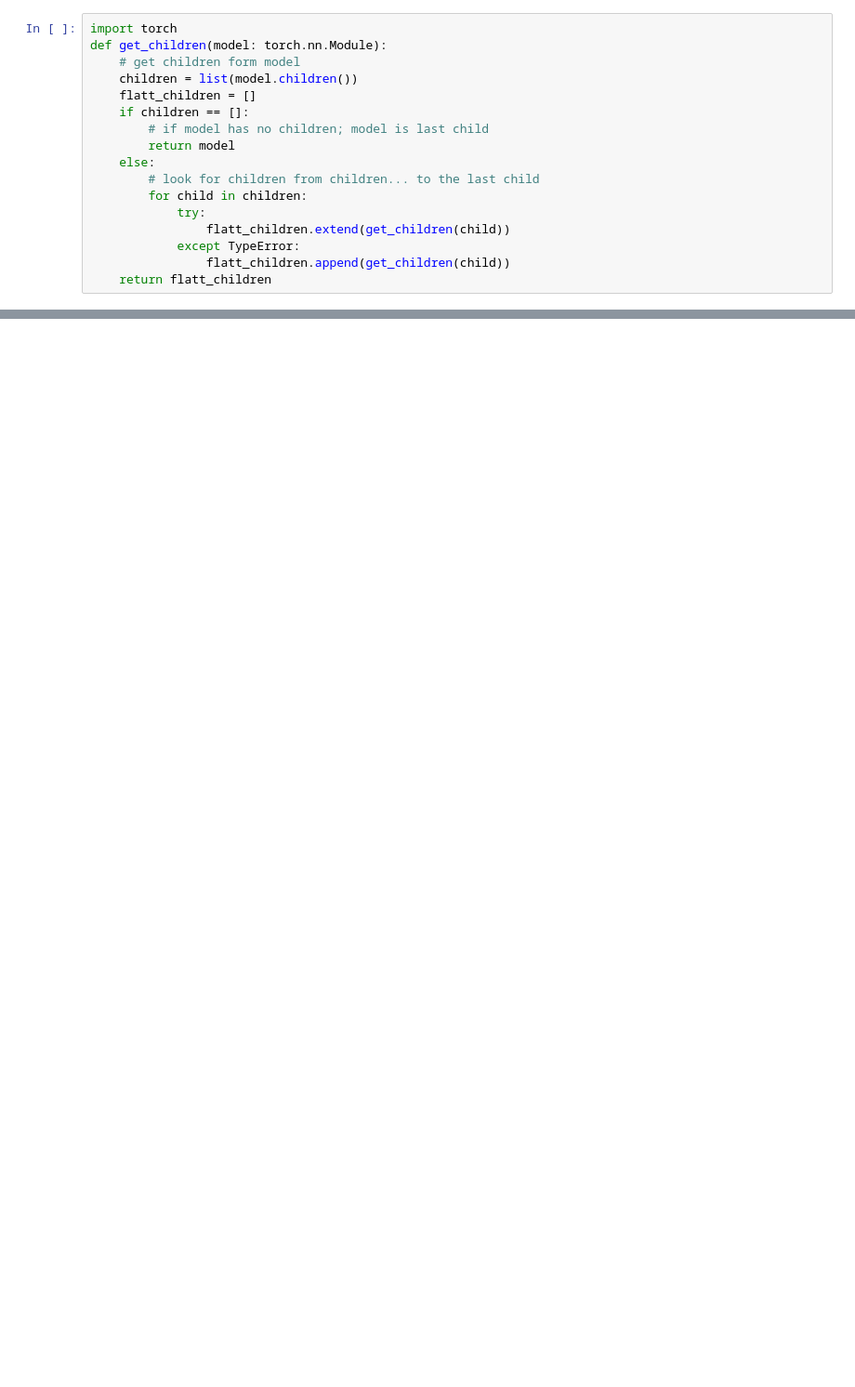
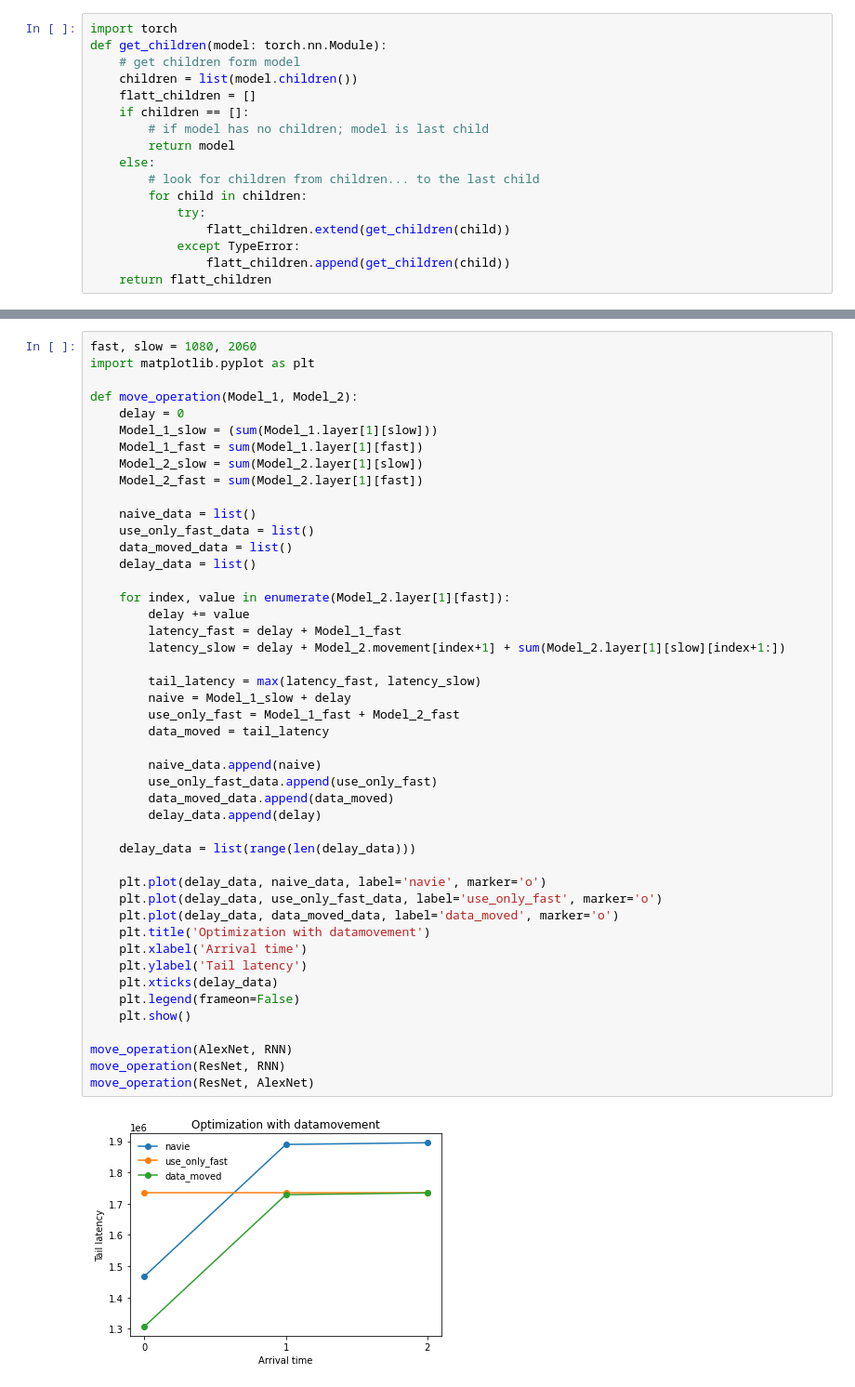
Before and after one commit to s094392/nsys_pytorch, a Jupyter notebook: Scheduler.ipynb, the cells around one changed output, grey strips where cells are left out. Shown at 93% size. Drawn from its saved outputs; the diff is of its cells as text; blank space fills up the shorter version.

```diff
--- a/Scheduler.ipynb
+++ b/Scheduler.ipynb
@@ -84,0 +195,48 @@ Move on layer will be faster 6
+# %%
+fast, slow = 1080, 2060
+import matplotlib.pyplot as plt
+
+def move_operation(Model_1, Model_2):
+    delay = 0
+    Model_1_slow = (sum(Model_1.layer[1][slow]))
+    Model_1_fast = sum(Model_1.layer[1][fast])
+    Model_2_slow = sum(Model_2.layer[1][slow])
+    Model_2_fast = sum(Model_2.layer[1][fast])
+
+    naive_data = list()
+    use_only_fast_data = list()
+    data_moved_data = list()
+    delay_data = list()
+
+    for index, value in enumerate(Model_2.layer[1][fast]):
+        delay += value
+        latency_fast = delay + Model_1_fast
+        latency_slow = delay + Model_2.movement[index+1] + sum(Model_2.layer[1][slow][index+1:])
+
+        tail_latency = max(latency_fast, latency_slow)
+        naive = Model_1_slow + delay
+        use_only_fast = Model_1_fast + Model_2_fast
+        data_moved = tail_latency
+
+        naive_data.append(naive)
+        use_only_fast_data.append(use_only_fast)
+        data_moved_data.append(data_moved)
+        delay_data.append(delay)
+
+    delay_data = list(range(len(delay_data)))
+
+    plt.plot(delay_data, naive_data, label='navie', marker='o')
+    plt.plot(delay_data, use_only_fast_data, label='use_only_fast', marker='o')
+    plt.plot(delay_data, data_moved_data, label='data_moved', marker='o')
+    plt.title('Optimization with datamovement')
+    plt.xlabel('Arrival time')
+    plt.ylabel('Tail latency')
+    plt.xticks(delay_data)
+    plt.legend(frameon=False)
+    plt.show()
+
+move_operation(AlexNet, RNN)
+move_operation(ResNet, RNN)
+move_operation(ResNet, AlexNet)
+# %% [output]
+[figure, added]
```
Also changed, not shown: parts of 18 cells of this notebook.
